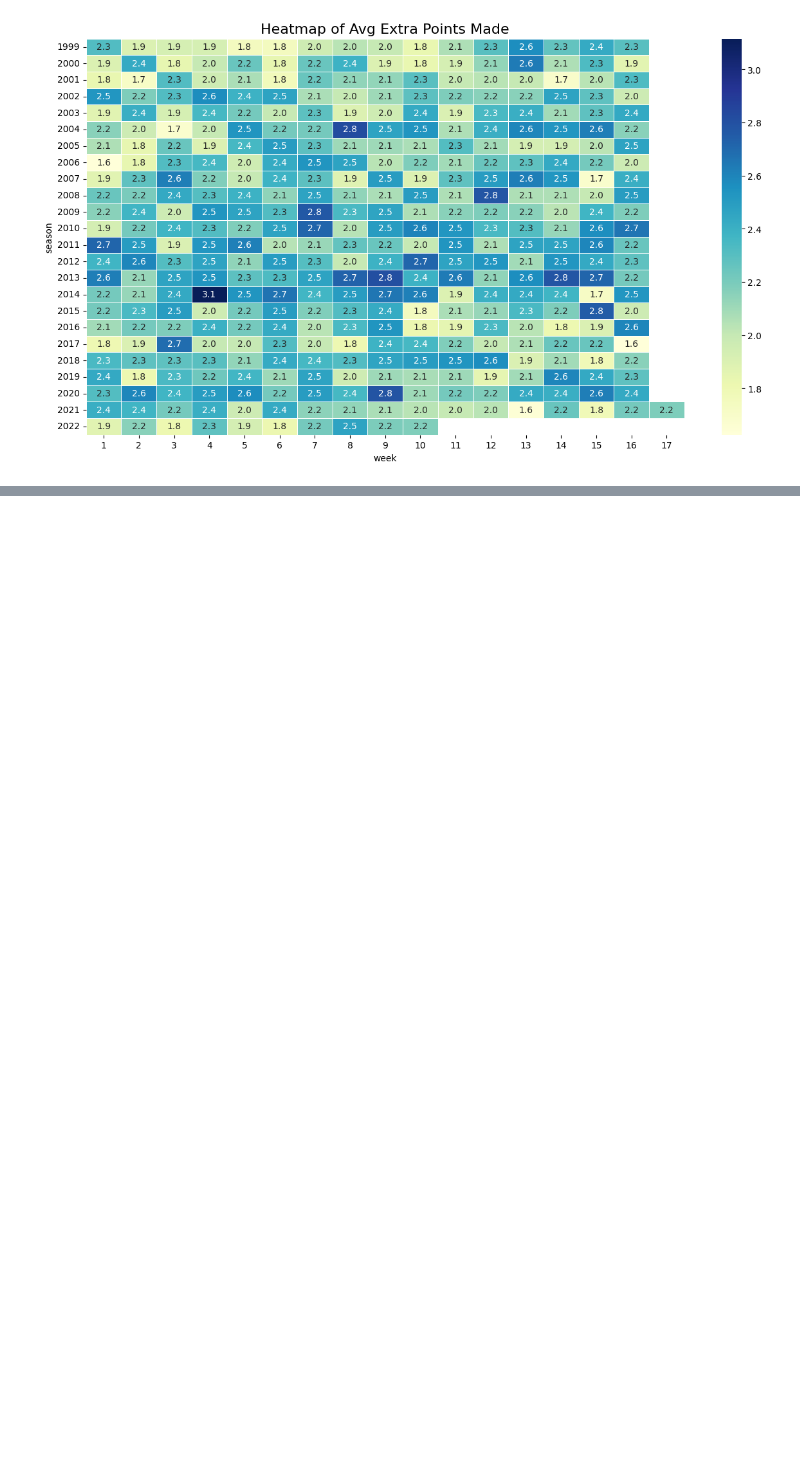
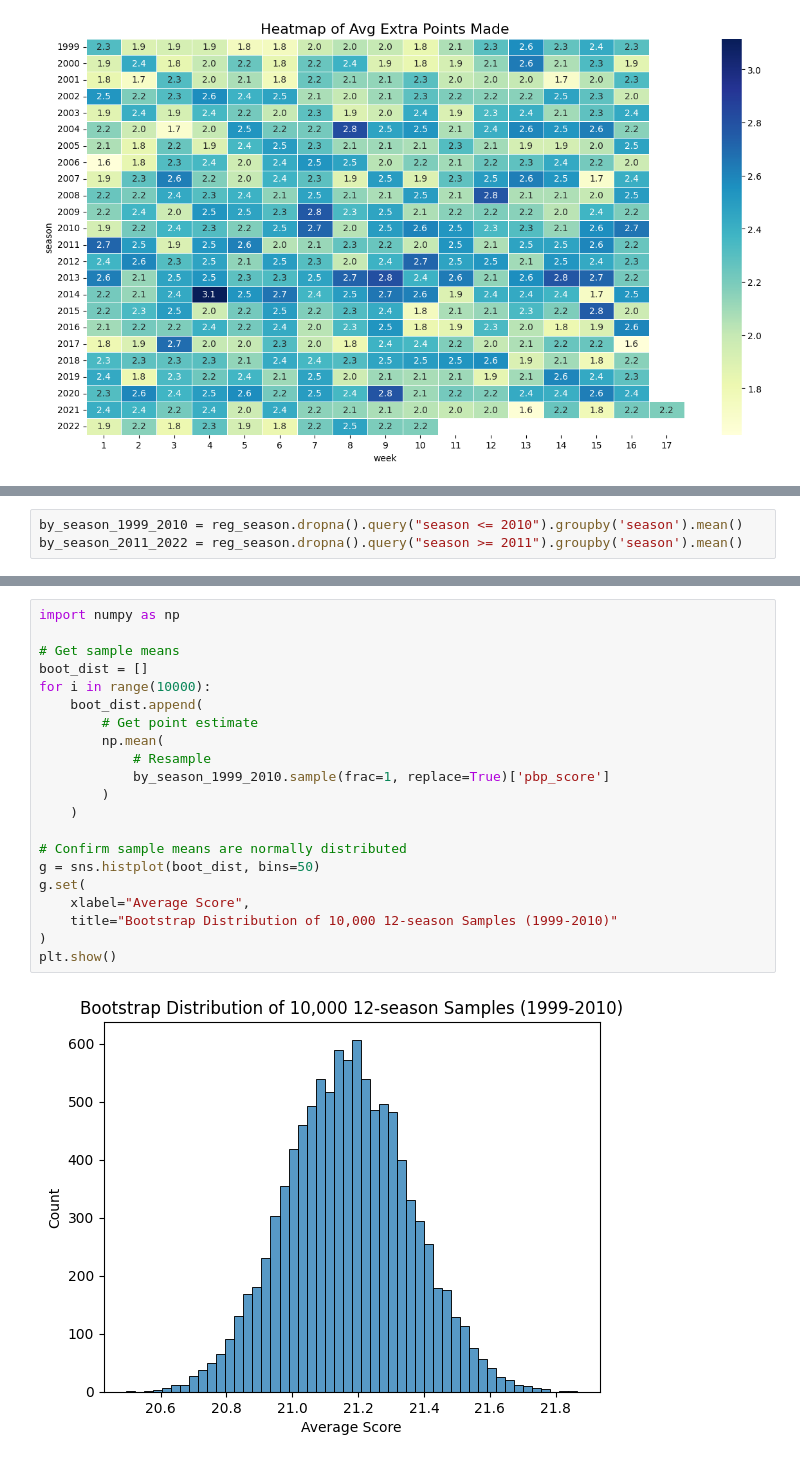
Before and after one commit to gfidanli/fantasy_football_analysis, a Jupyter notebook: daily_analysis/day_21_30/day25.ipynb, the cells around one changed output, grey strips where cells are left out. Cells and saved outputs as stored; diff of their text form; blank space fills up the shorter version.

```diff
--- a/daily_analysis/day_21_30/day25.ipynb
+++ b/daily_analysis/day_21_30/day25.ipynb
@@ -127,0 +103,3 @@ plot_heatmap(reg_season, 'tot_extra_pts', "Avg Extra Points Made")
+# %%
+by_season_1999_2010 = reg_season.dropna().query("season <= 2010").groupby('season').mean()
+by_season_2011_2022 = reg_season.dropna().query("season >= 2011").groupby('season').mean()
@@ -127,0 +123,23 @@ plot_heatmap(reg_season, 'tot_extra_pts', "Avg Extra Points Made")
+# %%
+import numpy as np
+
+# Get sample means
+boot_dist = []
+for i in range(10000):
+	boot_dist.append(
+		# Get point estimate
+		np.mean(
+			# Resample
+			by_season_1999_2010.sample(frac=1, replace=True)['pbp_score']
+		)
+	)
+
+# Confirm sample means are normally distributed
+g = sns.histplot(boot_dist, bins=50)
+g.set(
+	xlabel="Average Score",
+	title="Bootstrap Distribution of 10,000 12-season Samples (1999-2010)"
+)
+plt.show()
+# %% [output]
+[figure, added]
```
Also changed, not shown: parts of 8 cells of this notebook.
